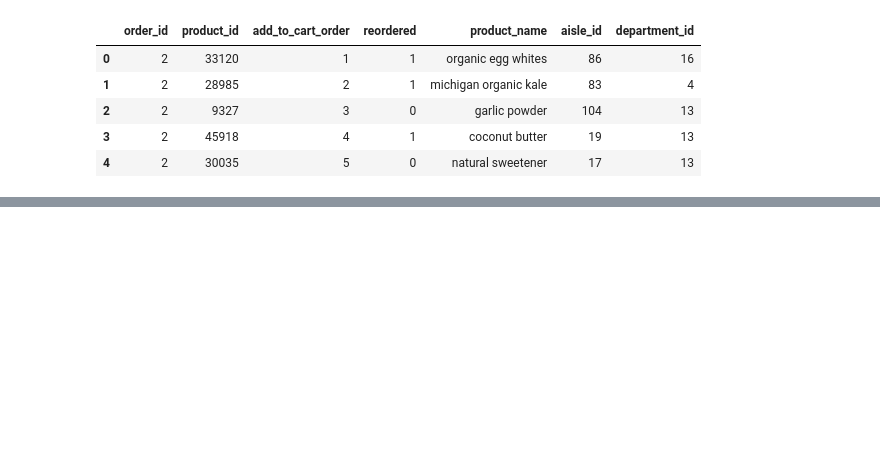
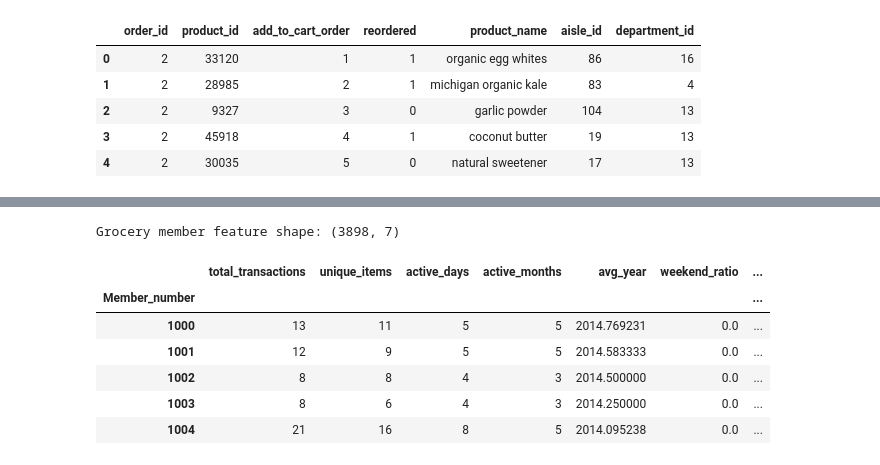
Before and after one commit to TamerAbdel/cds492-instacart-project, a Jupyter notebook: code/cds492_instacart_analysis.ipynb, the cells around one changed output, grey strips where cells are left out. Saved outputs shown, nothing was run; the diff lists cells and outputs as text; code cells hidden in the pictures; blank space fills up the shorter version.

```diff
--- a/code/cds492_instacart_analysis.ipynb
+++ b/code/cds492_instacart_analysis.ipynb
@@ -142,0 +345,30 @@ order_prior_products.head()
+# %%
+# Dataset 2: Grocery member-level features (uses Groceries data.csv)
+groceries = pd.read_csv("../data/Groceries data.csv")
+groceries["Date"] = pd.to_datetime(groceries["Date"], errors="coerce")
+
+grocery_member_features = groceries.groupby("Member_number").agg(
+    total_transactions=("itemDescription", "count"),
+    unique_items=("itemDescription", "nunique"),
+    active_days=("Date", "nunique"),
+    active_months=("month", "nunique"),
+    avg_year=("year", "mean"),
+    weekend_ratio=("day_of_week", lambda s: s.astype(str).str.lower().isin(["saturday", "sunday", "sat", "sun"]).mean()),
+)
+
+grocery_member_features["items_per_active_day"] = (
+    grocery_member_features["total_transactions"] / grocery_member_features["active_days"].replace(0, np.nan)
+)
+grocery_member_features = grocery_member_features.fillna(0)
+
+print("Grocery member feature shape:", grocery_member_features.shape)
+grocery_member_features.head()
+# %% [output]
+Grocery member feature shape: (3898, 7)
+|  | total_transactions | unique_items | active_days | active_months | avg_year | weekend_ratio | ... |
+| Member_number |  |  |  |  |  |  | ... |
+| 1000 | 13 | 11 | 5 | 5 | 2014.769231 | 0.0 | ... |
+| 1001 | 12 | 9 | 5 | 5 | 2014.583333 | 0.0 | ... |
+| 1002 | 8 | 8 | 4 | 3 | 2014.500000 | 0.0 | ... |
+| 1003 | 8 | 6 | 4 | 3 | 2014.250000 | 0.0 | ... |
+| 1004 | 21 | 16 | 8 | 5 | 2014.095238 | 0.0 | ... |
```
Also changed, not shown: parts of 12 cells of this notebook.
